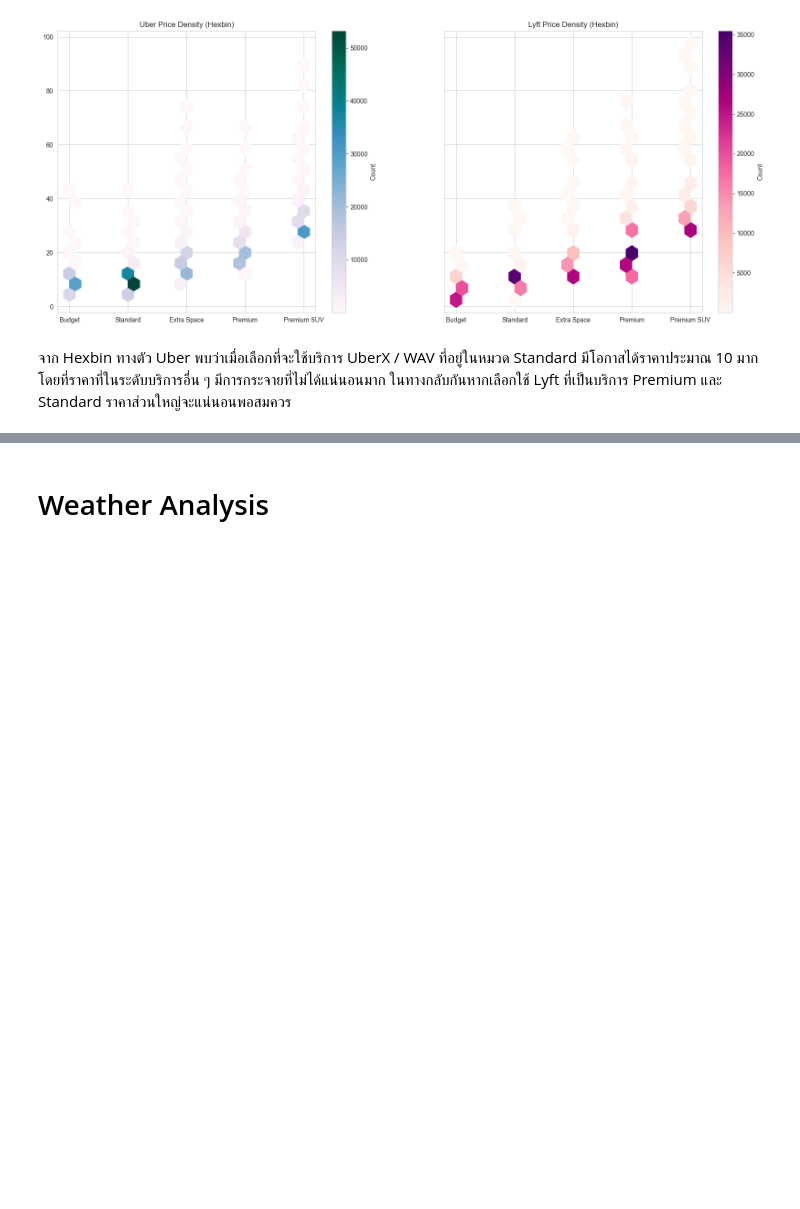
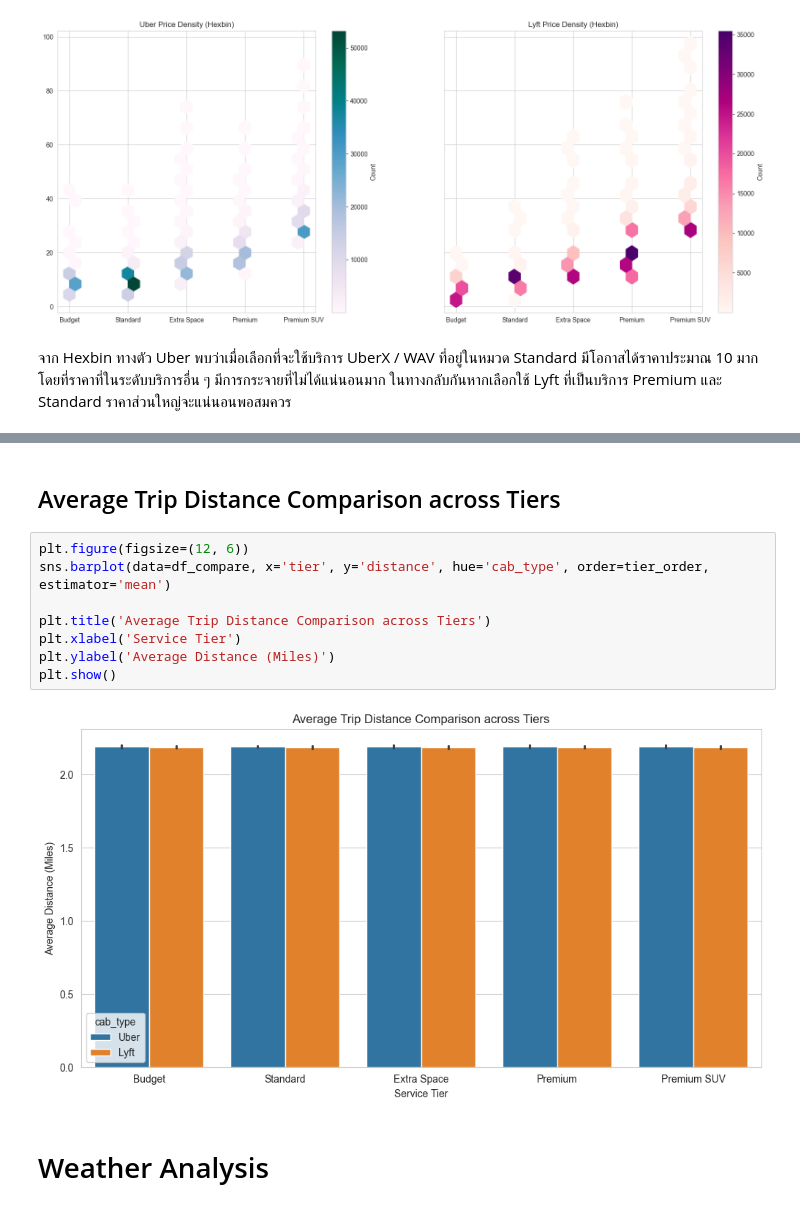
Before and after one commit to Bobbie-CPE38/cpe232-final-project, a Jupyter notebook: notebooks/eda_by_cab_type.ipynb, the cells around one changed output, grey strips where cells are left out. Saved outputs shown, nothing was run; the diff lists cells and outputs as text; blank space fills up the shorter version.

```diff
--- a/notebooks/eda_by_cab_type.ipynb
+++ b/notebooks/eda_by_cab_type.ipynb
@@ -207,3 +220,15 @@ plt.show()
+# %% [markdown]
+## Average Trip Distance Comparison across Tiers
+# %%
+plt.figure(figsize=(12, 6))
+sns.barplot(data=df_compare, x='tier', y='distance', hue='cab_type', order=tier_order, estimator='mean')
+
+plt.title('Average Trip Distance Comparison across Tiers')
+plt.xlabel('Service Tier')
+plt.ylabel('Average Distance (Miles)')
+plt.show()
+# %% [output]
+[figure, added]
 # %% [markdown]
 # Weather Analysis
 # %% [markdown]
```
Also changed, not shown: parts of 2 cells of this notebook.
